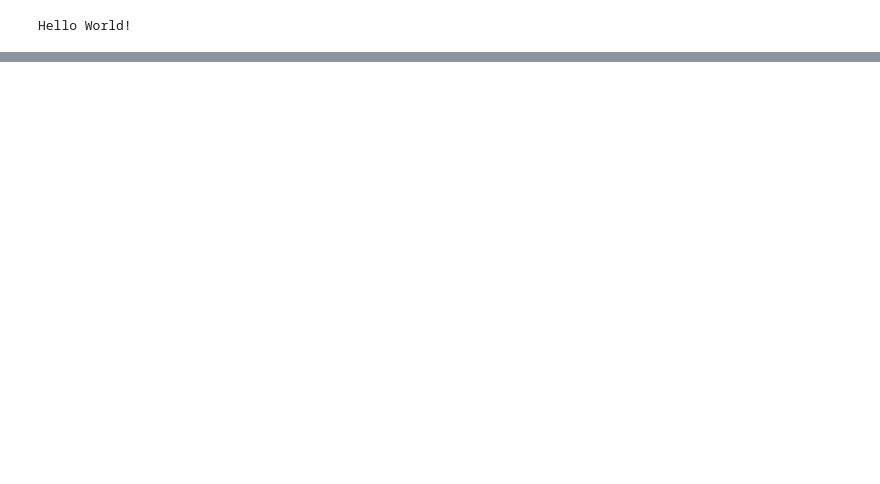
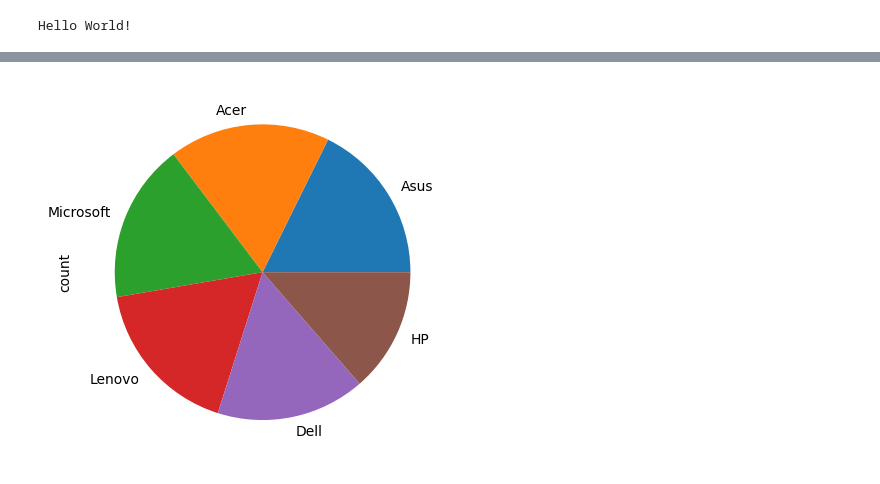
Before and after one commit to alpie13-blip/ADALL_github, a Jupyter notebook: Main.ipynb, the cells around one changed output, grey strips where cells are left out. Cells and saved outputs as stored; diff of their text form; code cells hidden in the pictures; blank space fills up the shorter version.

```diff
--- a/Main.ipynb
+++ b/Main.ipynb
@@ -25,0 +40,7 @@ Successfully loaded data from GitHub!
+# %%
+#piechart for Brand col
+import matplotlib.pyplot as plt
+df['Brand'].value_counts().plot(kind='pie')
+plt.show()
+# %% [output]
+[figure, added]
```
Also changed, not shown: parts of 9 cells of this notebook.
